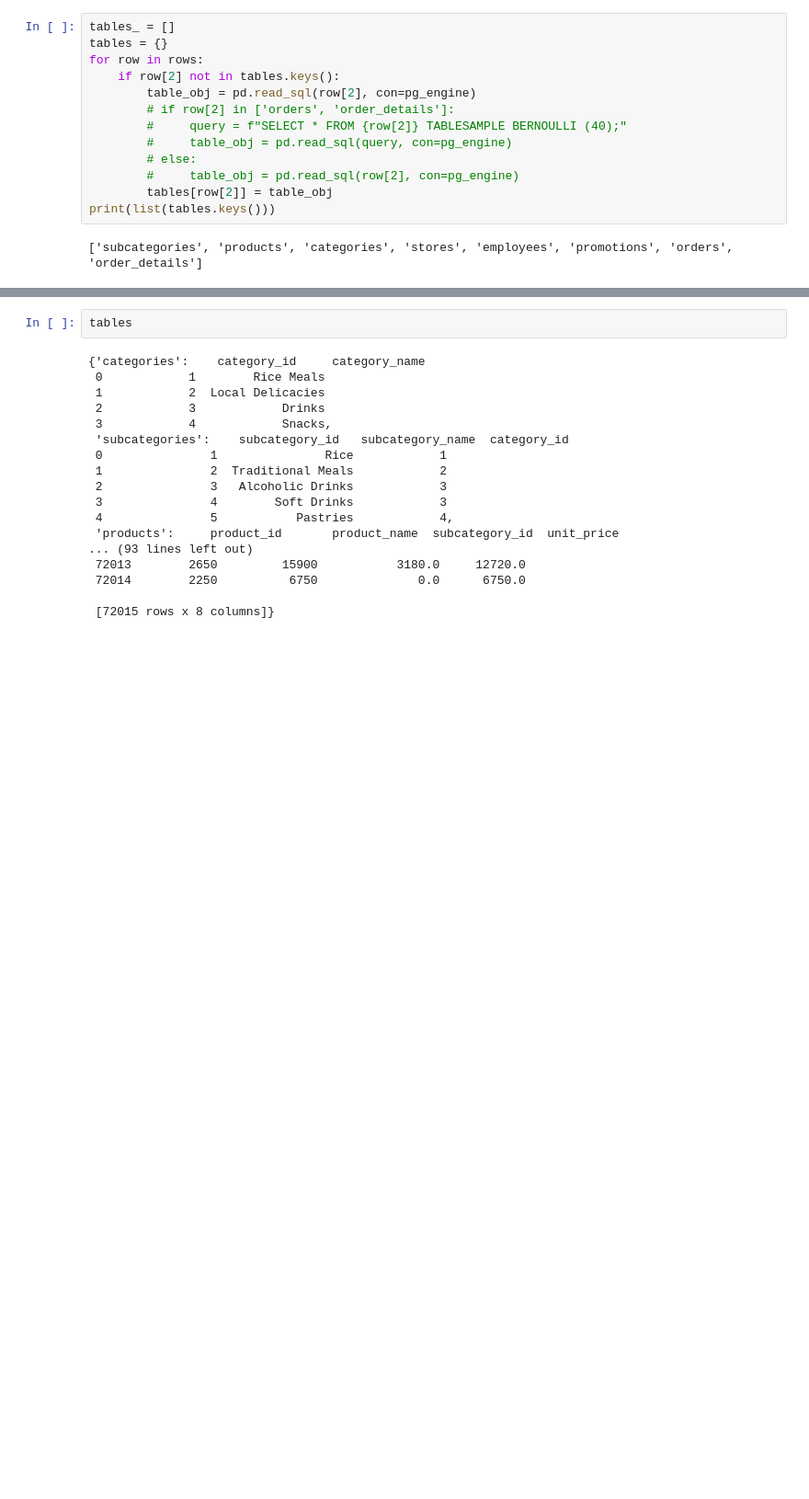
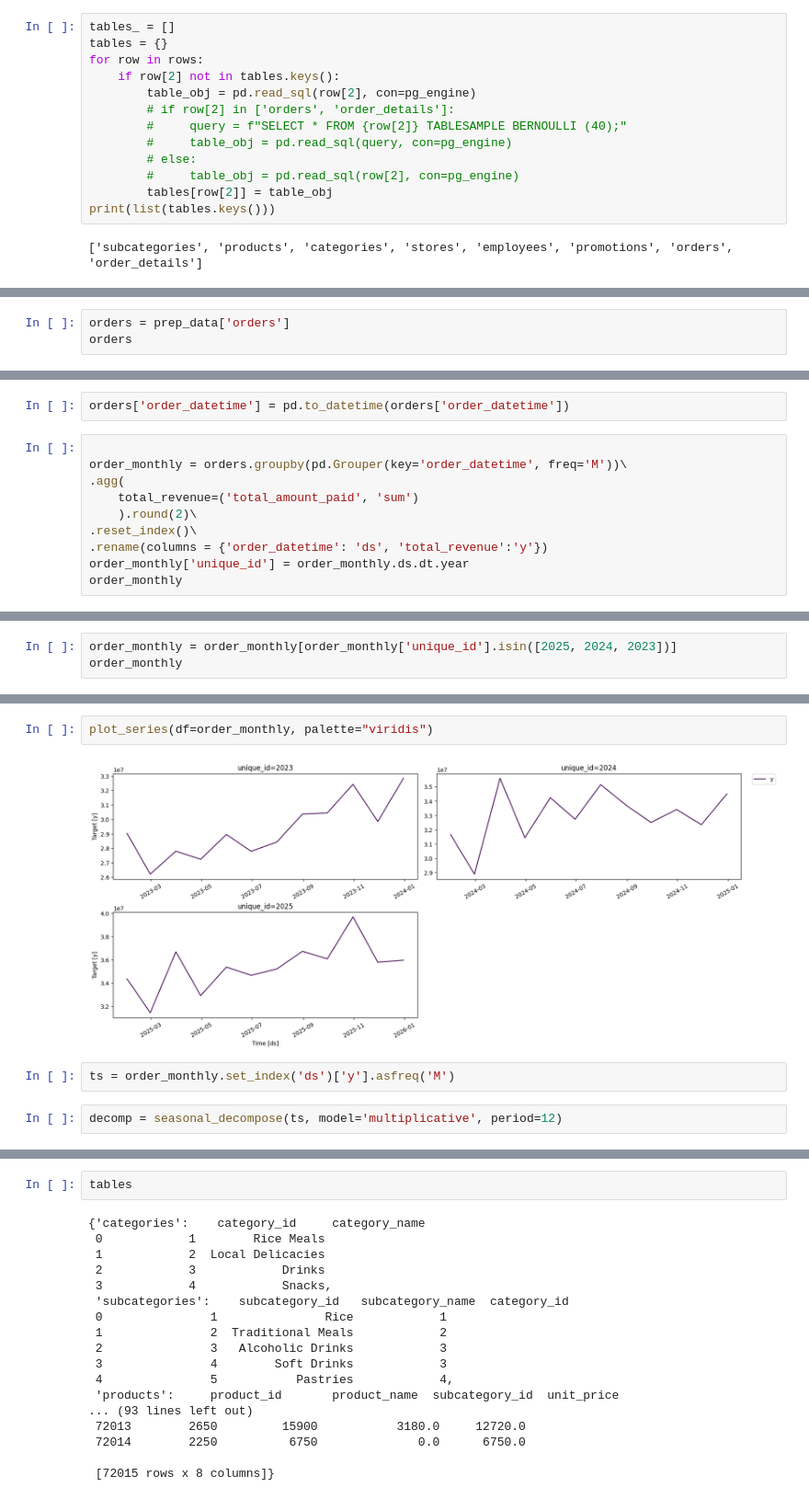
Before and after one commit to Leoklems00/Awka_Fast_Food_Project, a Jupyter notebook: rough.ipynb, the cells around one changed output, grey strips where cells are left out. Shown at 92% size. Cells and saved outputs as stored; diff of their text form; blank space fills up the shorter version.

```diff
--- a/rough.ipynb
+++ b/rough.ipynb
@@ -95,0 +139,3 @@ print(list(tables.keys()))
+# %%
+orders = prep_data['orders']
+orders
@@ -95,0 +156,12 @@ print(list(tables.keys()))
+# %%
+orders['order_datetime'] = pd.to_datetime(orders['order_datetime'])
+# %%
+
+order_monthly = orders.groupby(pd.Grouper(key='order_datetime', freq='M'))\
+.agg(
+    total_revenue=('total_amount_paid', 'sum')
+    ).round(2)\
+.reset_index()\
+.rename(columns = {'order_datetime': 'ds', 'total_revenue':'y'})
+order_monthly['unique_id'] = order_monthly.ds.dt.year
+order_monthly
@@ -95,0 +182,3 @@ print(list(tables.keys()))
+# %%
+order_monthly = order_monthly[order_monthly['unique_id'].isin([2025, 2024, 2023])]
+order_monthly
@@ -95,0 +203,8 @@ print(list(tables.keys()))
+# %%
+plot_series(df=order_monthly, palette="viridis")
+# %% [output]
+[figure, added]
+# %%
+ts = order_monthly.set_index('ds')['y'].asfreq('M')
+# %%
+decomp = seasonal_decompose(ts, model='multiplicative', period=12)
```
Also changed, not shown: parts of 29 cells of this notebook, 4 other files.
